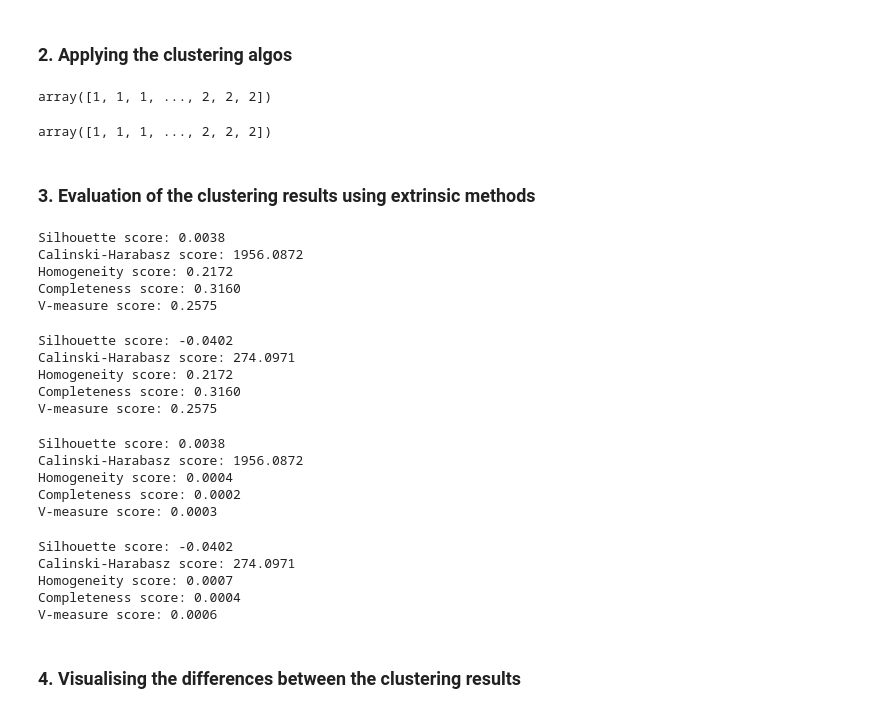
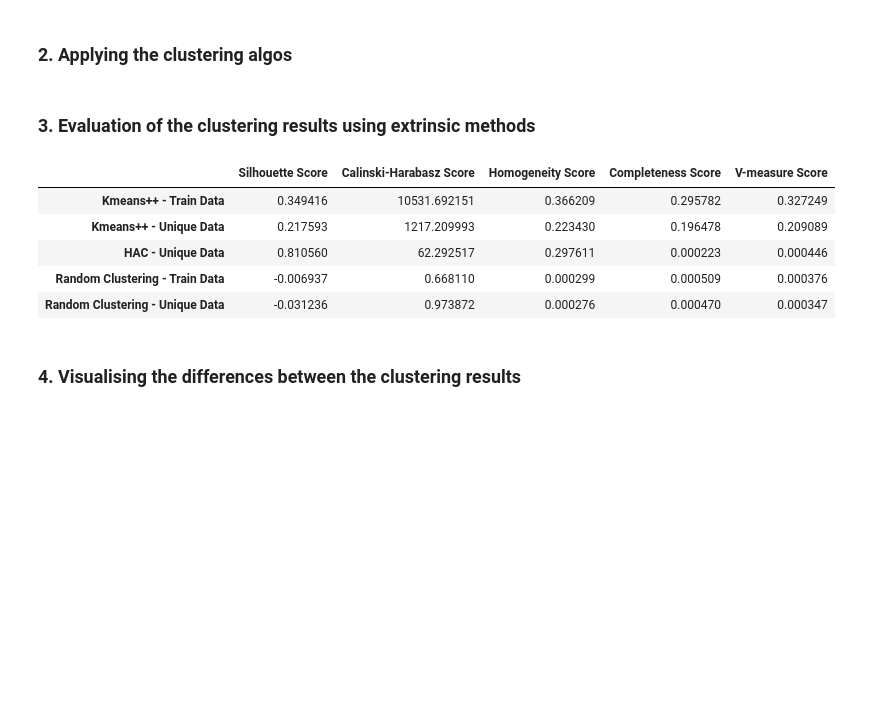
Before and after one commit to AntunesCSR/DM_Group_Project, a Jupyter notebook: HA3/HA3_G19.ipynb, the cells around one changed output. Saved outputs shown, nothing was run; the diff lists cells and outputs as text; code cells hidden in the pictures; blank space fills up the shorter version.

```diff
--- a/HA3/HA3_G19.ipynb
+++ b/HA3/HA3_G19.ipynb
@@ -708,7 +613,4 @@ df_u, X_u, y_u, feature_names_u, target_u = load_data(unique_m_df_cat)
 # %%
 # KMeans clustering for train_df (X_t)
 K=3
-kms_X_t = KMeans(n_clusters=K, n_init=10 ,random_state=0).fit(X_t)
-kms_X_t.labels_  ### TO REMOVE LATER (JUST FOR PERSONAL VISUALIZATION) ###
+kms_X_t = KMeans(n_clusters=K, init= "k-means++" , n_init=10 ,random_state=42).fit(X_t_scaled)
-# %% [output]
-array([1, 1, 1, ..., 2, 2, 2])
@@ -715,54 +621,33 @@ array([1, 1, 1, ..., 2, 2, 2])
 # %%
 # KMeams clustering for unique_m_df (X_u)
 K=9
-kms_X_u = KMeans(n_clusters=K, n_init=10 ,random_state=0).fit(X_u)
-kms_X_u.labels_ ### TO REMOVE LATER (JUST FOR PERSONAL VISUALIZATION) ###
+kms_X_u = KMeans(n_clusters=K, init= "k-means++", n_init=10 ,random_state=42).fit(X_u_scaled)
-# %% [output]
-array([1, 1, 1, ..., 2, 2, 2])
 # %% [markdown]
 ### 3. Evaluation of the clustering results using extrinsic methods
 # %%
 # Evaluating clustering results for train_df (X_t) - kms_X_t.labels_
-print_clustering_results(X_t, kms_X_t.labels_ , y_t)
+j = get_clustering_results2(X_t_scaled, kms_X_t.labels_ , y_t, "Kmeans++ - Train Data")
+i = get_clustering_results2(X_u_scaled, kms_X_u.labels_ , y_u, "Kmeans++ - Unique Data")
+h = get_clustering_results2(X_u_scaled, hac_X_u.labels_ , y_u, "HAC - Unique Data")
-# %% [output]
-Silhouette score: 0.0038
-Calinski-Harabasz score: 1956.0872
-Homogeneity score: 0.2172
-Completeness score: 0.3160
-V-measure score: 0.2575
-# %%
-# Evaluating clustering results for unique_m_df (X_u) - kms_X_u.labels_
-print_clustering_results(X_u, kms_X_t.labels_, y_u)
-# %% [output]
-Silhouette score: -0.0402
-Calinski-Harabasz score: 274.0971
-Homogeneity score: 0.2172
-Completeness score: 0.3160
-V-measure score: 0.2575
-# %%
-# Evaluating clustering results for unique_m_df (X_t) with the random model (random clustering)
-N=len(X_t)
-rand_clust_t = np.random.randint(K, size=N)
-
-print_clustering_results(X_t, rand_clust_t, y_t)
-# %% [output]
-Silhouette score: 0.0038
-Calinski-Harabasz score: 1956.0872
-Homogeneity score: 0.0004
-Completeness score: 0.0002
-V-measure score: 0.0003
-# %%
-# Evaluating clustering results for unique_m_df (X_u) with the random model (random clustering)
-N=len(X_u)
-rand_clust_u = np.random.randint(K, size=N)
-
-print_clustering_results(X_u, rand_clust_u, y_u)
-# %% [output]
-Silhouette score: -0.0402
-Calinski-Harabasz score: 274.0971
-Homogeneity score: 0.0007
-Completeness score: 0.0004
-V-measure score: 0.0006
+# %%
+N=len(X_t)
+rand_clust_t = np.random.randint(K, size=N)
+k = get_clustering_results2(X_t_scaled, rand_clust_t , y_t, "Random Clustering - Train Data")
+N=len(X_u)
+rand_clust_u = np.random.randint(K, size=N)
+l = get_clustering_results2(X_u_scaled, rand_clust_u , y_u, "Random Clustering - Unique Data")
+# %%
+#Combine all dataframes into one
+frames = [j, i, h, k, l]
+result = pd.concat(frames)
+result
+# %% [output]
+|  | Silhouette Score | Calinski-Harabasz Score | Homogeneity Score | Completeness Score | V-measure Score |
+| Kmeans++ - Train Data | 0.349416 | 10531.692151 | 0.366209 | 0.295782 | 0.327249 |
+| Kmeans++ - Unique Data | 0.217593 | 1217.209993 | 0.223430 | 0.196478 | 0.209089 |
+| HAC - Unique Data | 0.810560 | 62.292517 | 0.297611 | 0.000223 | 0.000446 |
+| Random Clustering - Train Data | -0.006937 | 0.668110 | 0.000299 | 0.000509 | 0.000376 |
+| Random Clustering - Unique Data | -0.031236 | 0.973872 | 0.000276 | 0.000470 | 0.000347 |
 # %% [markdown]
 ### 4. Visualising the differences between the clustering results
 # %%
```
Also changed, not shown: parts of 37 cells of this notebook.
